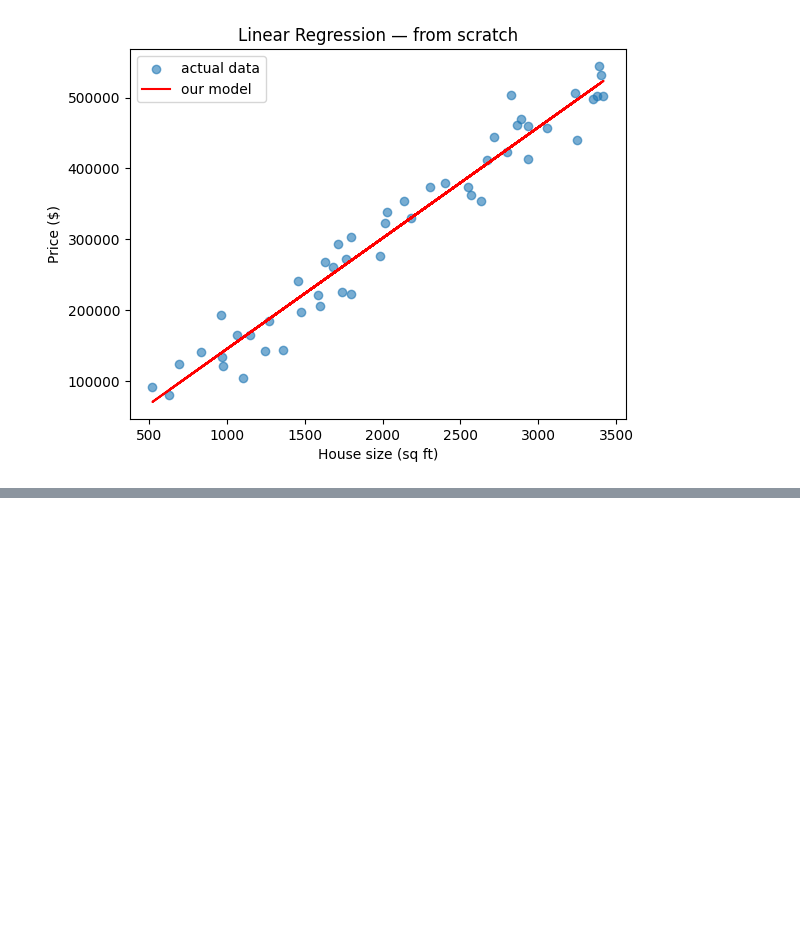
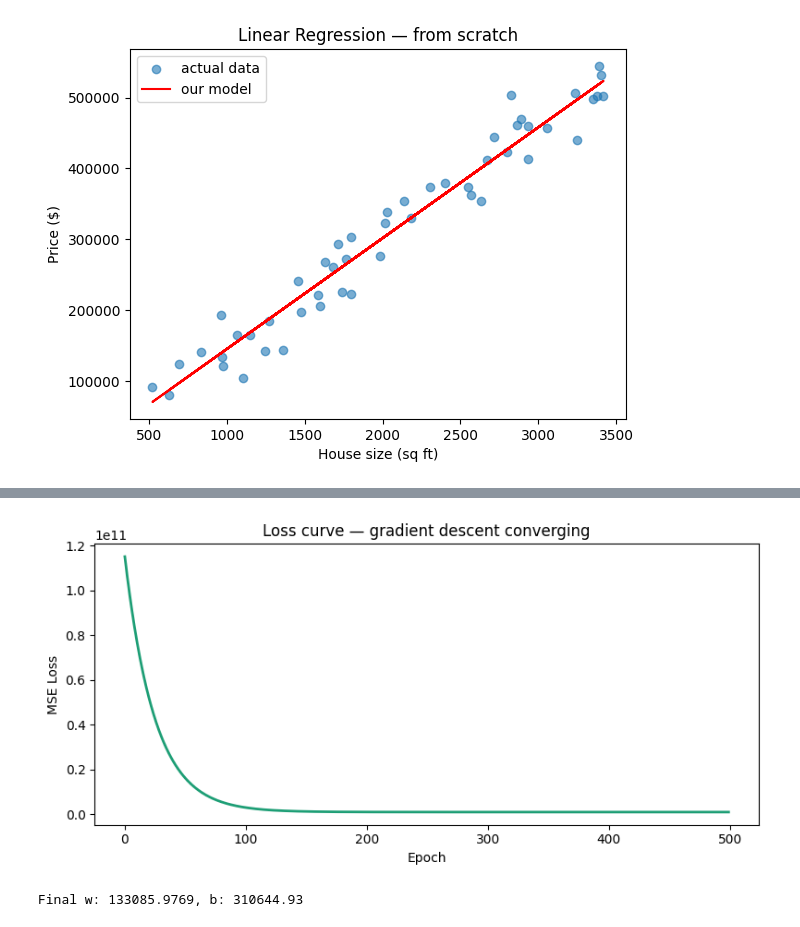
Before and after one commit to kiranbkumar1989-pixel/ml-with-kiran, a Jupyter notebook: Day1/01-lession1.ipynb, the cells around one changed output, grey strips where cells are left out. Cells and saved outputs as stored; diff of their text form; code cells hidden in the pictures; blank space fills up the shorter version.

```diff
--- a/Day1/01-lession1.ipynb
+++ b/Day1/01-lession1.ipynb
@@ -110,0 +113,45 @@ MSE: 877663111.31
+# %%
+import numpy as np
+import matplotlib.pyplot as plt
+
+# 1. Generate data
+np.random.seed(42)
+X = np.random.randint(500, 3500, 50).astype(float)
+y = X * 150 + np.random.randn(50) * 30000
+n = len(X)
+
+# 2. Normalize X so learning rate works cleanly
+X_norm = (X - X.mean()) / X.std()
+
+# 3. Initialize parameters
+w, b = 0.0, 0.0
+lr = 0.01          # works well on normalized data
+epochs = 500
+losses = []
+
+# 4. Gradient descent loop
+for epoch in range(epochs):
+    y_pred = w * X_norm + b        # forward pass
+    loss = np.mean((y - y_pred) ** 2)   # MSE loss
+    losses.append(loss)
+
+    dw = (2/n) * np.sum((y_pred - y) * X_norm)   # gradient of w
+    db = (2/n) * np.sum(y_pred - y)               # gradient of b
+
+    w -= lr * dw   # update w
+    b -= lr * db   # update b
+
+    if epoch % 50 == 0:
+        print(f"Epoch {epoch:3d} | Loss: {loss:>15,.0f} | w={w:8.2f} | b={b:10.2f}")
+
+# 5. Plot loss curve
+plt.figure(figsize=(8, 4))
+plt.plot(losses, color='#1D9E75', linewidth=2)
+plt.xlabel("Epoch")
+plt.ylabel("MSE Loss")
+plt.title("Loss curve — gradient descent converging")
+plt.tight_layout()
+plt.show()
+
+print(f"\nFinal w: {w:.4f}, b: {b:.2f}")
+# %% [output]
@@ -110,0 +168,2 @@ MSE: 877663111.31
+[figure, added]
+Final w: 133085.9769, b: 310644.93
```
Also changed, not shown: parts of 3 cells of this notebook, 2 other files.
